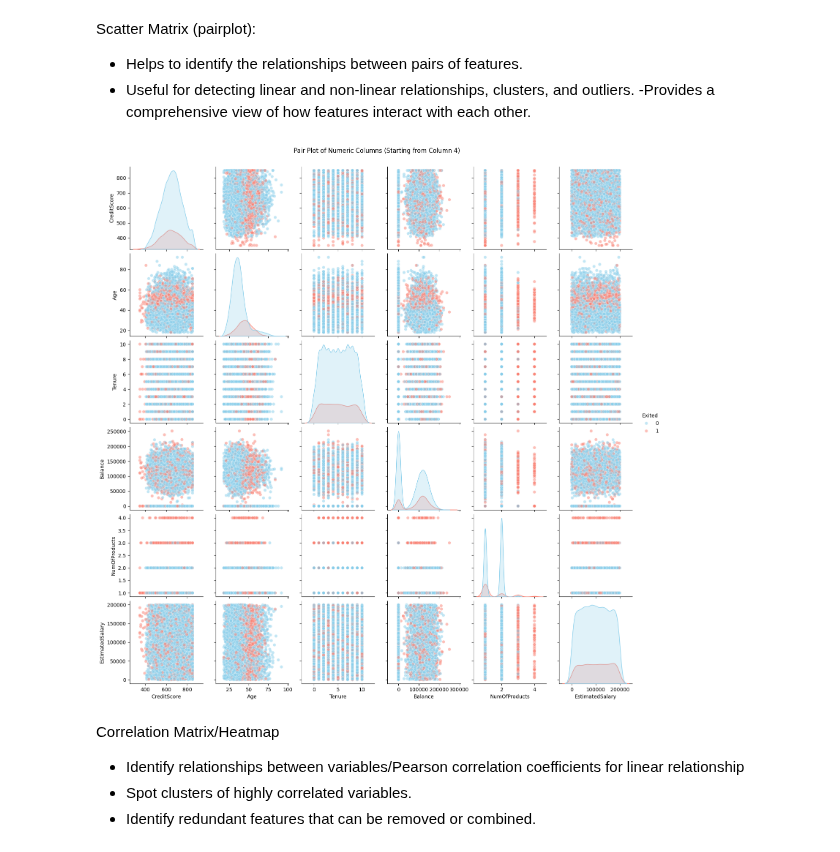
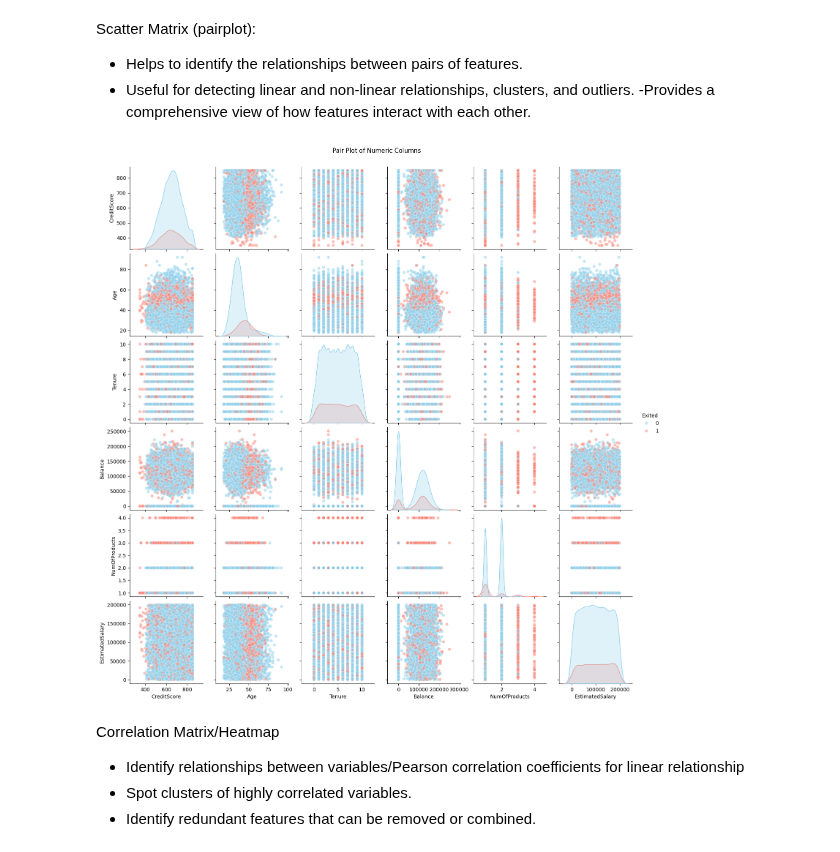
Before and after one commit to manor-s/DS-course-project-4, a Jupyter notebook: Classification_project_Olga_Manor.ipynb, the cells around one changed output. Cells and saved outputs as stored; diff of their text form; code cells hidden in the pictures.

```diff
--- a/Classification_project_Olga_Manor.ipynb
+++ b/Classification_project_Olga_Manor.ipynb
@@ -341,20 +341,20 @@ Scatter Matrix (pairplot):
 # %%
 # Select only numeric columns from the fourth column onward
 numeric_columns = churn.select_dtypes(include=['number']).columns[1:]
 
 # Filter out columns with only values 0 and 1
 relevant_columns = [col for col in numeric_columns if not set(churn[col].unique()).issubset({0, 1})]
 
 # Add "Exited" column to the list for coloring and create a DataFrame with relevant columns
 relevant_columns.append("Exited")
 churn_relevant = churn[relevant_columns]
 
 # Create a pair plot with different colors for "Exited" values
 sns.pairplot(churn_relevant, hue="Exited", palette={0: "skyblue", 1: "salmon"}, plot_kws={'alpha': 0.5})
-plt.suptitle('Pair Plot of Numeric Columns (Starting from Column 4)', y=1.02)
+plt.suptitle('Pair Plot of Numeric Columns', y=1.02)
 plt.show()
 # %% [output]
-[figure, old version]
+[figure, new version]
 # %% [markdown]
 Correlation Matrix/Heatmap
 - Identify relationships between variables/Pearson correlation coefficients for linear relationship
```
Also changed, not shown: parts of 36 cells of this notebook.
